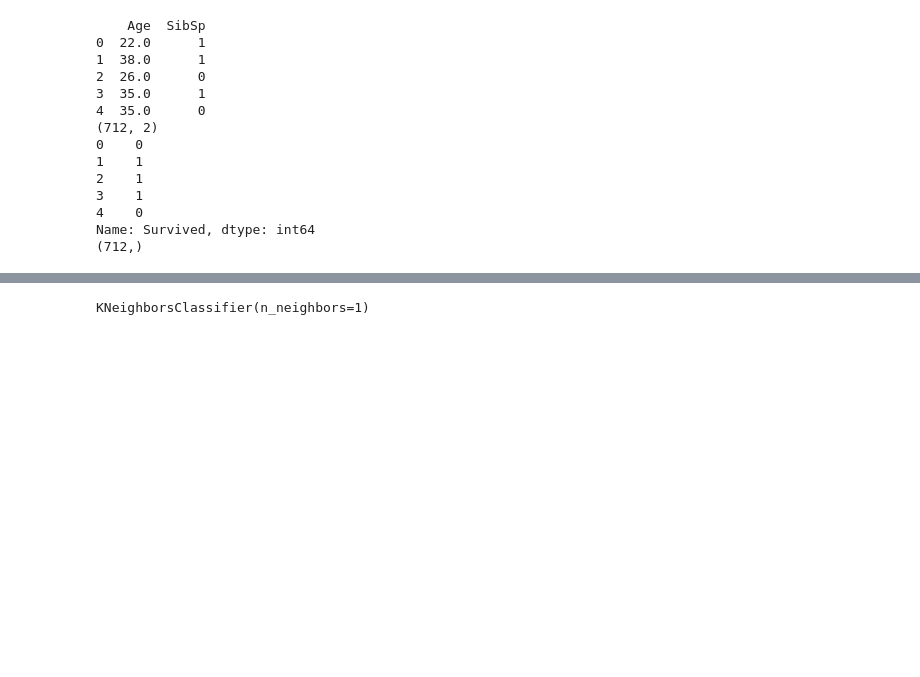
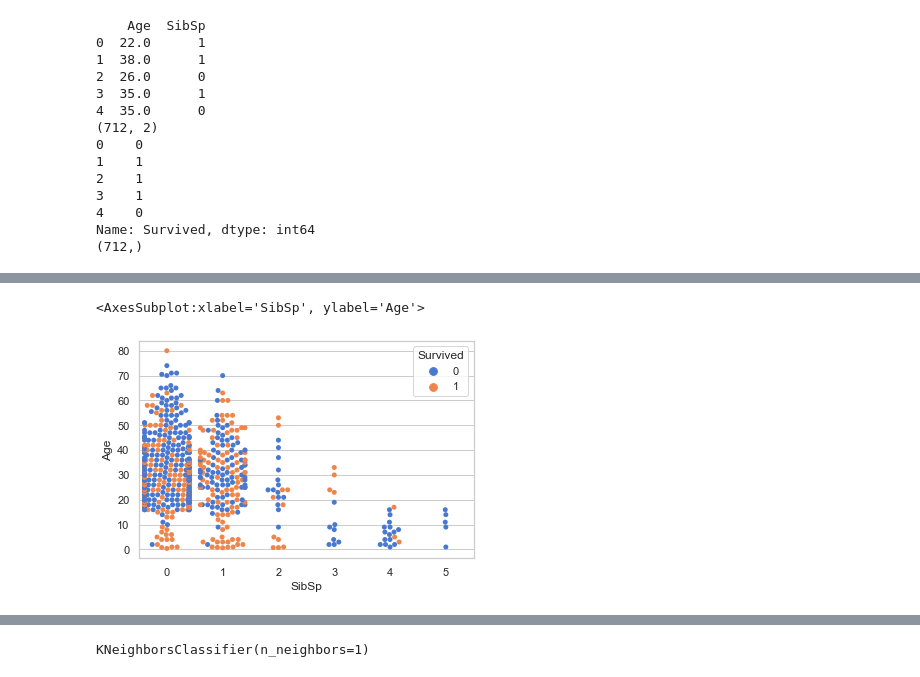
Before and after one commit to jmkenny94/Kaggle-Competitions, a Jupyter notebook: titanic_model.ipynb, the cells around one changed output, grey strips where cells are left out. Cells and saved outputs as stored; diff of their text form; code cells hidden in the pictures; blank space fills up the shorter version.

```diff
--- a/titanic_model.ipynb
+++ b/titanic_model.ipynb
@@ -147,0 +160,5 @@ Name: Survived, dtype: int64
+# %%
+sns.swarmplot(x=df.SibSp, y = df.Age, hue=df.Survived)
+# %% [output]
+<AxesSubplot:xlabel='SibSp', ylabel='Age'>
+[figure, added]
```
Also changed, not shown: parts of 4 cells of this notebook.
